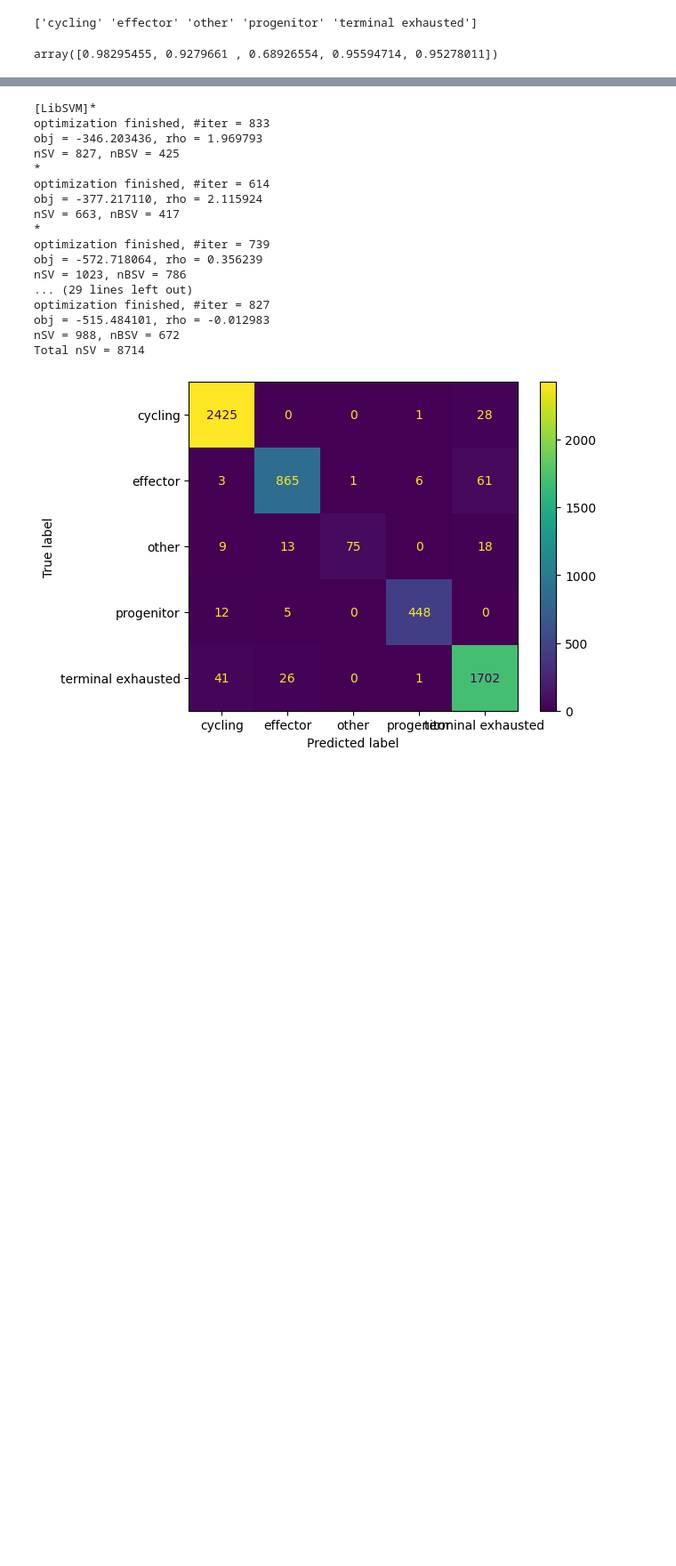
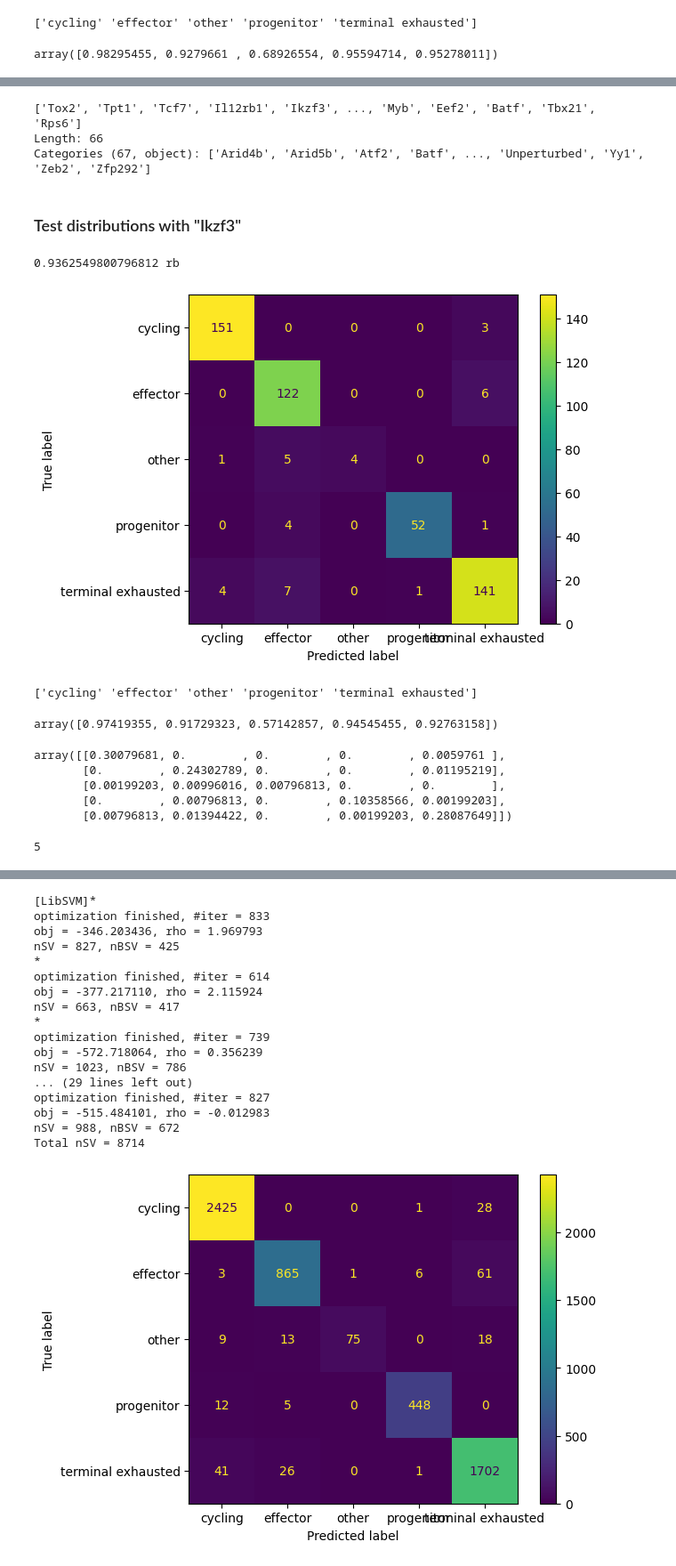
Before and after one commit to amandakhoo/CIDS2023, a Jupyter notebook: classifer.ipynb, the cells around one changed output, grey strips where cells are left out. Shown: that part at 89% size. Cells and saved outputs as stored; diff of their text form; code cells hidden in the pictures; blank space fills up the shorter version.

Commit message:
generate distributions for fake perturb

```diff
--- a/classifer.ipynb
+++ b/classifer.ipynb
@@ -98,7 +93,7 @@ df_unpert.head()
 | 053l1_AAACGGGCAATCGAAA-1 | 0.000000 | 0.000000 | 0.000000 | 0.000000 | 0.000000 | 0.0 | 0.0 | 0.0 | 0.000000 | 0.0 | ... |
 5 rows × 15077 columns
 # %%
-df_unpert_labels = y.filter(unpert_sample_in, axis = 0)
+df_unpert_labels = adata.obs['state'].filter(unpert_sample_in, axis = 0)
 # %%
 filter(df_unpert).head()
 # %% [output]
@@ -200,0 +254,47 @@ array([0.98295455, 0.9279661 , 0.68926554, 0.95594714, 0.95278011])
+# %%
+#still need to filter out low variance genes
+print(pert)
+label_subset = pd.DataFrame(adata.obs['state']).filter(pert_dfs[4].index.values, axis = 0)
+# %% [output]
+['Tox2', 'Tpt1', 'Tcf7', 'Il12rb1', 'Ikzf3', ..., 'Myb', 'Eef2', 'Batf', 'Tbx21', 'Rps6']
+Length: 66
+Categories (67, object): ['Arid4b', 'Arid5b', 'Atf2', 'Batf', ..., 'Unperturbed', 'Yy1', 'Zeb2', 'Zfp292']
+# %% [markdown]
+### Test distributions with "Ikzf3"
+# %%
+X_train, X_test, y_train, y_test = train_test_split(filter(df_unpert), df_unpert_labels, test_size=.2, random_state=88) #only subset the test data to prevent data bleeding
+
+goi_df= X_test[X_test['Ikzf3'] == 0]
+goi_labels = y_test.filter(goi_df.index.values, axis = 0)
+# %%
+#use only data that you didn't train on to predict the distributions
+loaded_model = pickle.load(open('../saved_models/svc_model_unperturbed.sav', 'rb'))
+result = loaded_model.score(goi_df, goi_labels)
+print(result, 'rb')
+#result = loaded_model.score(X_test[0:10], y_test[0:10])
+preds = loaded_model.predict(goi_df)
+
+cm = confusion_matrix(goi_labels, preds)
+ConfusionMatrixDisplay(confusion_matrix=cm, display_labels= loaded_model.classes_).plot()
+
+plt.show()
+
+print(loaded_model.classes_)
+f1_score(goi_labels, preds, average=None)
+# %% [output]
+0.9362549800796812 rb
+[figure, added]
+['cycling' 'effector' 'other' 'progenitor' 'terminal exhausted']
+array([0.97419355, 0.91729323, 0.57142857, 0.94545455, 0.92763158])
+# %%
+confusion_matrix(goi_labels, preds, normalize = 'all')
+# %% [output]
+array([[0.30079681, 0.        , 0.        , 0.        , 0.0059761 ],
+       [0.        , 0.24302789, 0.        , 0.        , 0.01195219],
+       [0.00199203, 0.00996016, 0.00796813, 0.        , 0.        ],
+       [0.        , 0.00796813, 0.        , 0.10358566, 0.00199203],
+       [0.00796813, 0.01394422, 0.        , 0.00199203, 0.28087649]])
+# %%
+len(cm)
+# %% [output]
+5
```
Also changed, not shown: parts of 26 cells of this notebook, 3 other files.
